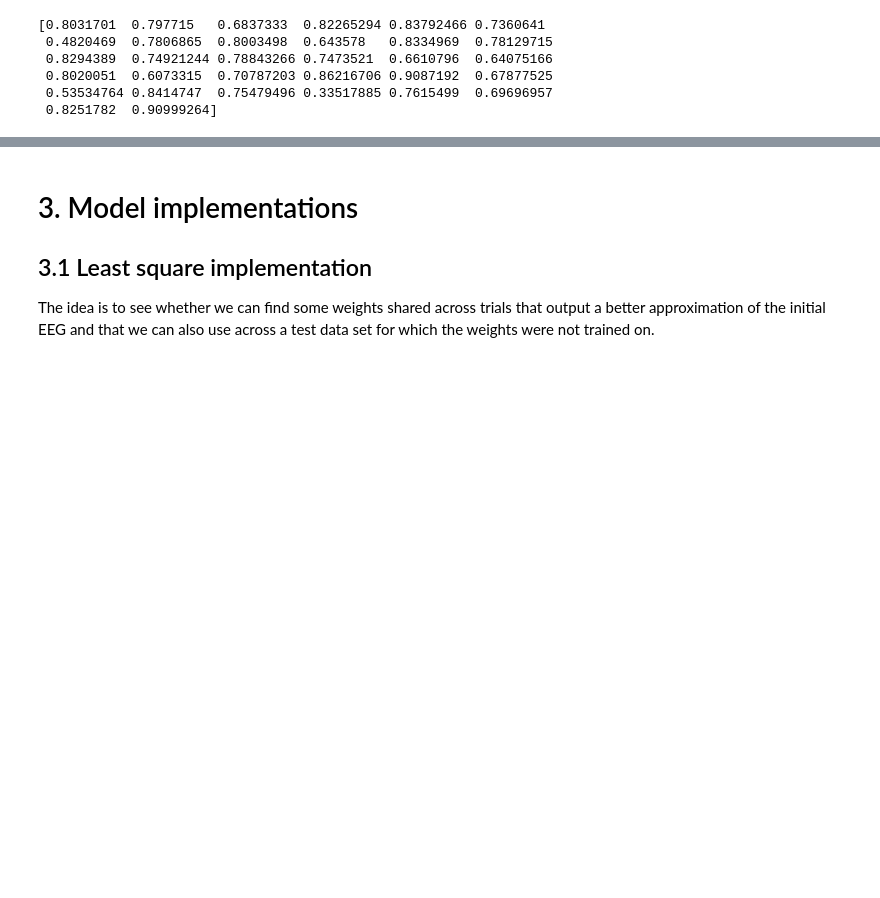
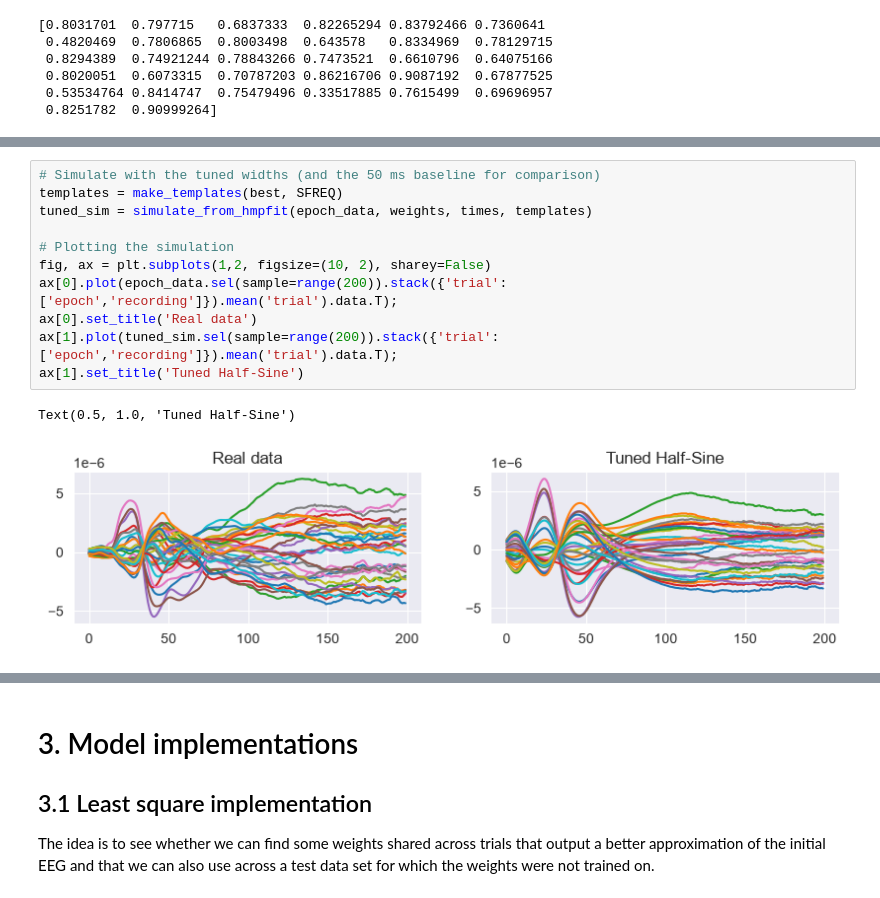
Before and after one commit to cleliamr/EEG_prediction, a Jupyter notebook: main.ipynb, the cells around one changed output, grey strips where cells are left out. Drawn from its saved outputs; the diff is of its cells as text; blank space fills up the shorter version.

```diff
--- a/main.ipynb
+++ b/main.ipynb
@@ -309,0 +353,14 @@ The procedure:
+# %%
+# Simulate with the tuned widths (and the 50 ms baseline for comparison)
+templates = make_templates(best, SFREQ)
+tuned_sim = simulate_from_hmpfit(epoch_data, weights, times, templates)
+
+# Plotting the simulation
+fig, ax = plt.subplots(1,2, figsize=(10, 2), sharey=False)
+ax[0].plot(epoch_data.sel(sample=range(200)).stack({'trial':['epoch','recording']}).mean('trial').data.T);
+ax[0].set_title('Real data')
+ax[1].plot(tuned_sim.sel(sample=range(200)).stack({'trial':['epoch','recording']}).mean('trial').data.T);
+ax[1].set_title('Tuned Half-Sine')
+# %% [output]
+Text(0.5, 1.0, 'Tuned Half-Sine')
+[figure, added]
```
Also changed, not shown: parts of 4 cells of this notebook, 1 other file.
